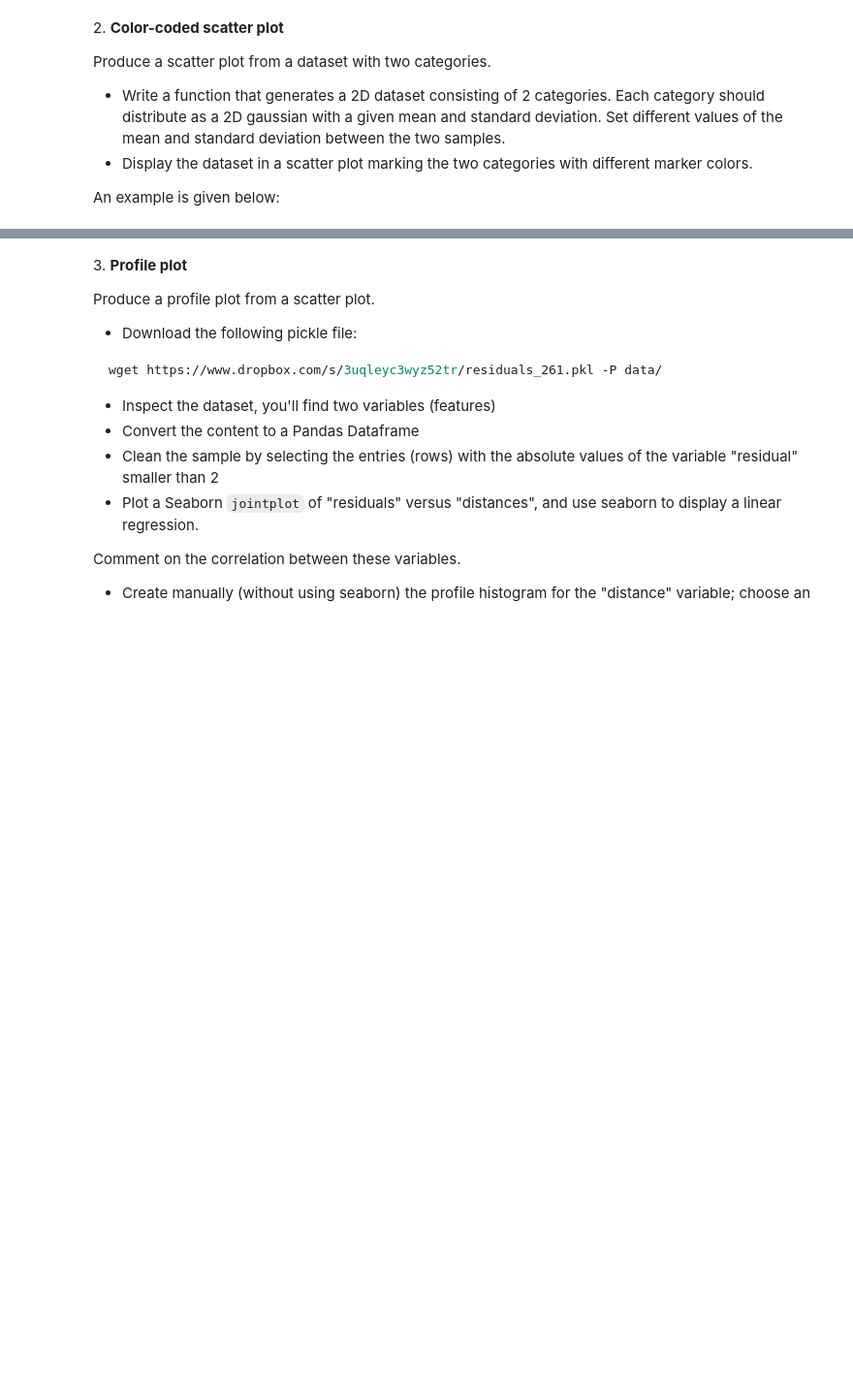
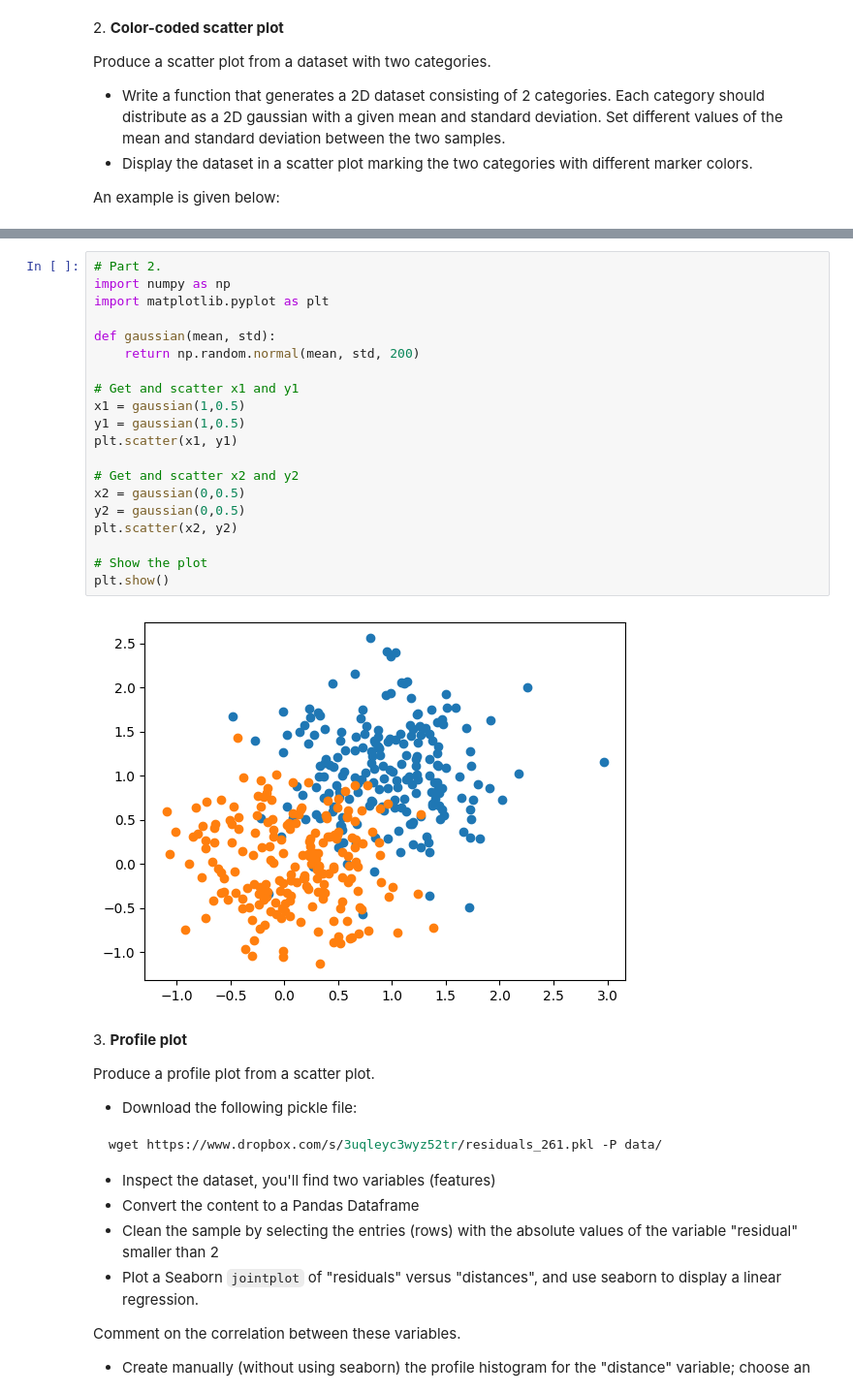
Before and after one commit to zucchett/ScientificComputingWithPython2022, a Jupyter notebook: 07ex_visualization.ipynb, the cells around one changed output, grey strips where cells are left out. Shown at 97% size. Drawn from its saved outputs; the diff is of its cells as text; blank space fills up the shorter version.

```diff
--- a/07ex_visualization.ipynb
+++ b/07ex_visualization.ipynb
@@ -29,3 +49,25 @@ Image('images/two_categories_scatter_plot.png')
+# %%
+# Part 2.
+import numpy as np
+import matplotlib.pyplot as plt
+
+def gaussian(mean, std):
+    return np.random.normal(mean, std, 200)
+
+# Get and scatter x1 and y1
+x1 = gaussian(1,0.5)
+y1 = gaussian(1,0.5)
+plt.scatter(x1, y1)
+
+# Get and scatter x2 and y2
+x2 = gaussian(0,0.5)
+y2 = gaussian(0,0.5)
+plt.scatter(x2, y2)
+
+# Show the plot
+plt.show()
+# %% [output]
+[figure, added]
 # %% [markdown]
 3\. **Profile plot**
 
```
Also changed, not shown: parts of 4 cells of this notebook, 14 other files.
